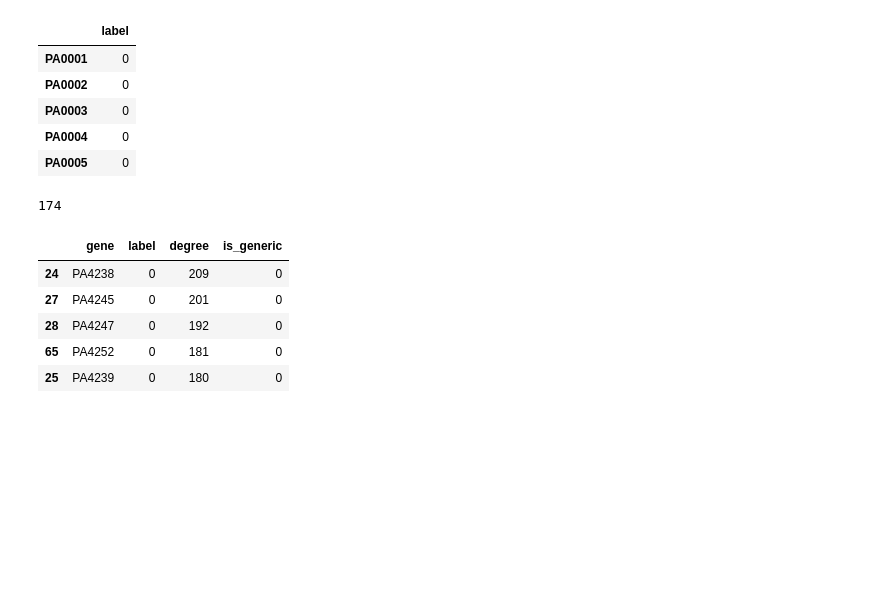
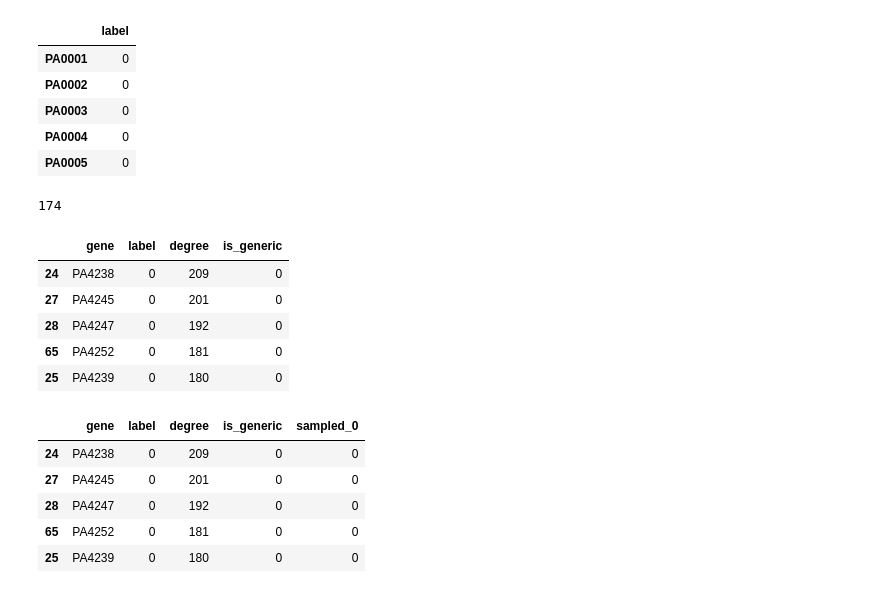
Before and after one commit to greenelab/generic-expression-patterns, a Jupyter notebook: network_analysis/2B_community_detection_lv.ipynb, the cells around one changed output. Drawn from its saved outputs; the diff is of its cells as text; code cells hidden in the pictures; blank space fills up the shorter version.

```diff
--- a/network_analysis/2B_community_detection_lv.ipynb
+++ b/network_analysis/2B_community_detection_lv.ipynb
@@ -89,3 +92,24 @@ labels_df.sort_values(by='degree', ascending=False).head()
 | 28 | PA4247 | 0 | 192 | 0 |
 | 65 | PA4252 | 0 | 181 | 0 |
 | 25 | PA4239 | 0 | 180 | 0 |
+# %%
+# simultaneously sort nodes and degrees by degree, ascending
+nodes, degrees, is_generic = sort_by_degree(labels_df.gene.values,
+                                            labels_df.degree.values,
+                                            labels_df.is_generic.values)
+
+# sample a few times and add results to df
+for it in range(NUM_NODE_SAMPLES):
+    s_nodes, s_degrees, __ = sample_degree_matched(nodes, degrees, is_generic,
+                                                   num_bins=NUM_BINS)
+    sampled = [1 if gene in s_nodes else 0 for gene in labels_df.gene]
+    labels_df['sampled_{}'.format(it)] = sampled
+
+labels_df.sort_values(by='degree', ascending=False).iloc[:5, :5]
+# %% [output]
+|  | gene | label | degree | is_generic | sampled_0 |
+| 24 | PA4238 | 0 | 209 | 0 | 0 |
+| 27 | PA4245 | 0 | 201 | 0 | 0 |
+| 28 | PA4247 | 0 | 192 | 0 | 0 |
+| 65 | PA4252 | 0 | 181 | 0 | 0 |
+| 25 | PA4239 | 0 | 180 | 0 | 0 |
```
Also changed, not shown: parts of 5 cells of this notebook.
